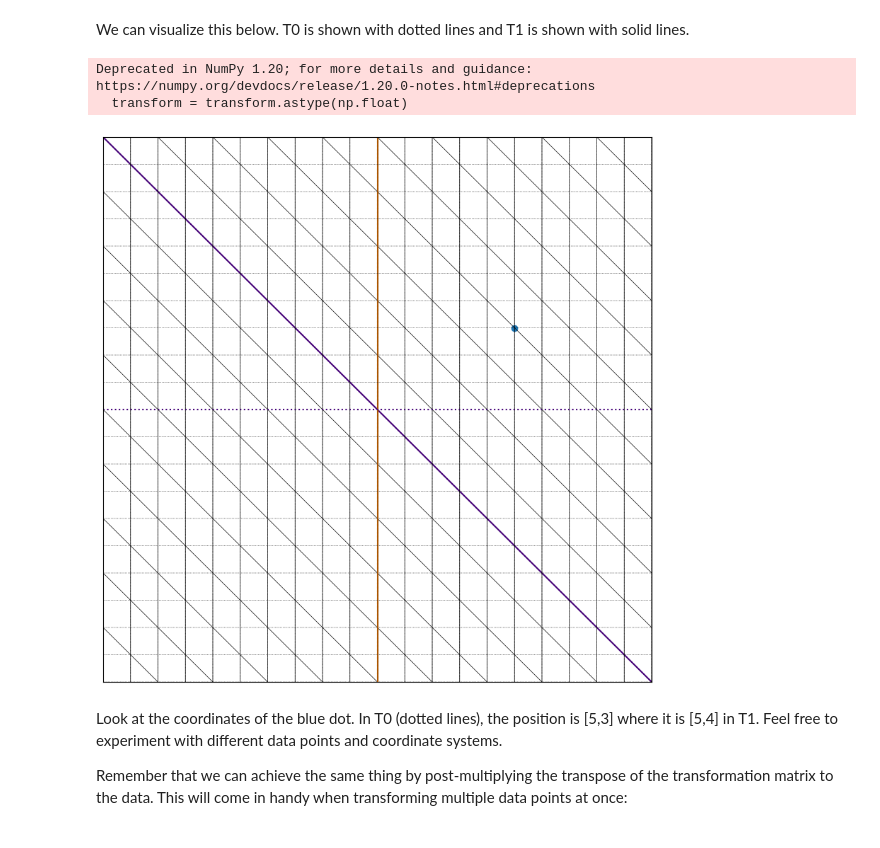
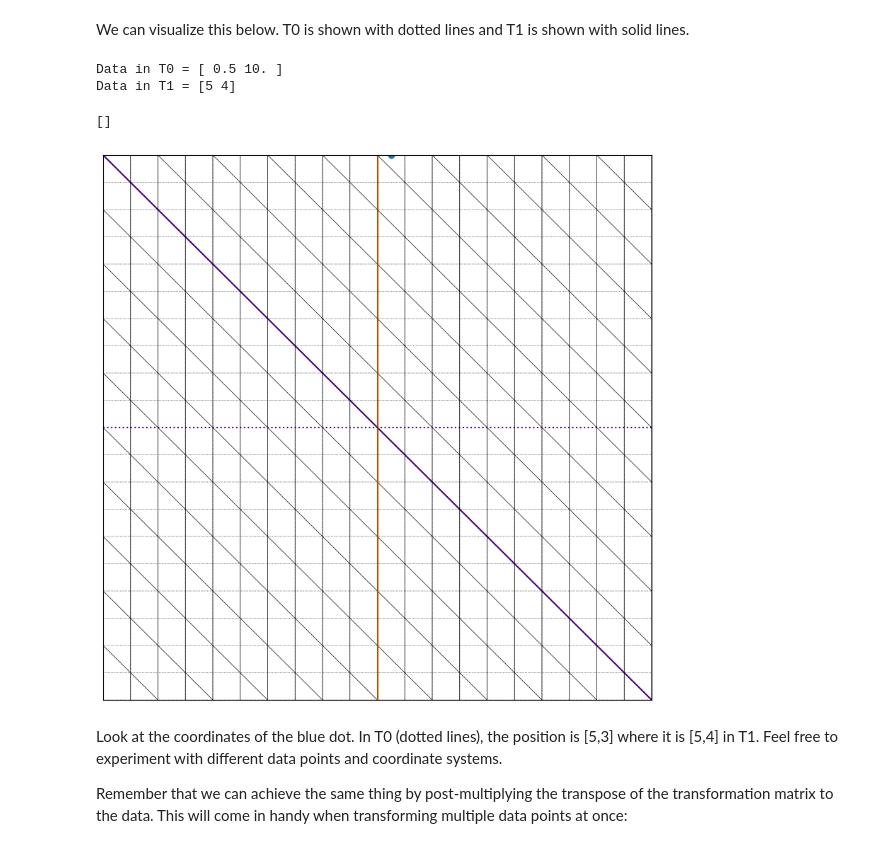
Before and after one commit to palakuriswamy/III-H-assigements-, a Jupyter notebook: AIML_Module_1_Lab_4_Transforming_data_using_linear_algebra.ipynb, the cells around one changed output. Drawn from its saved outputs; the diff is of its cells as text; code cells hidden in the pictures.

```diff
--- a/AIML_Module_1_Lab_4_Transforming_data_using_linear_algebra.ipynb
+++ b/AIML_Module_1_Lab_4_Transforming_data_using_linear_algebra.ipynb
@@ -119,17 +119,33 @@ Data in T1 =  [5 4]
 # %% [markdown]
 We can visualize this below. T0 is shown with dotted lines and T1 is shown with solid lines.
 # %%
-fig, ax = plotGrid(T1.T, 1,'-') # custom plotting function, no need to understand this
-plotGrid(T0.T, 1, fig=fig, ax=ax) # custom plotting function, no need to understand this
+import numpy as np
+import matplotlib.pyplot as plt
+import warnings
+
+warnings.filterwarnings("ignore", category=DeprecationWarning)
+
+transform = np.array([[0.5, -0.5], [0, 2.5]])
+transform = transform.astype(float)
+
+data1 = np.array([5, 4])
+data0 = np.matmul(transform, data1)
+
+print('Data in T0 =', data0)
+print('Data in T1 =', data1)
+
+fig, ax = plotGrid(T1.T, 1, '-')
+plotGrid(T0.T, 1, fig=fig, ax=ax)
 plt.scatter(data0[0], data0[1])
-ax.set_xlim(-10,10)
-ax.set_ylim(-10,10)
-ax.set_xticks([]);
-ax.set_yticks([]);
+ax.set_xlim(-10, 10)
+ax.set_ylim(-10, 10)
+ax.set_xticks([])
+ax.set_yticks([])
 # %% [output]
-Deprecated in NumPy 1.20; for more details and guidance: https://numpy.org/devdocs/release/1.20.0-notes.html#deprecations
-  transform = transform.astype(np.float)
+Data in T0 = [ 0.5 10. ]
+Data in T1 = [5 4]
+[]
-[figure, old version]
+[figure, new version]
 # %% [markdown]
 Look at the coordinates of the blue dot. In T0 (dotted lines), the position is [5,3] where it is [5,4] in T1. Feel free to experiment with different data points and coordinate systems.
 
```
Also changed, not shown: parts of 2 cells of this notebook.
